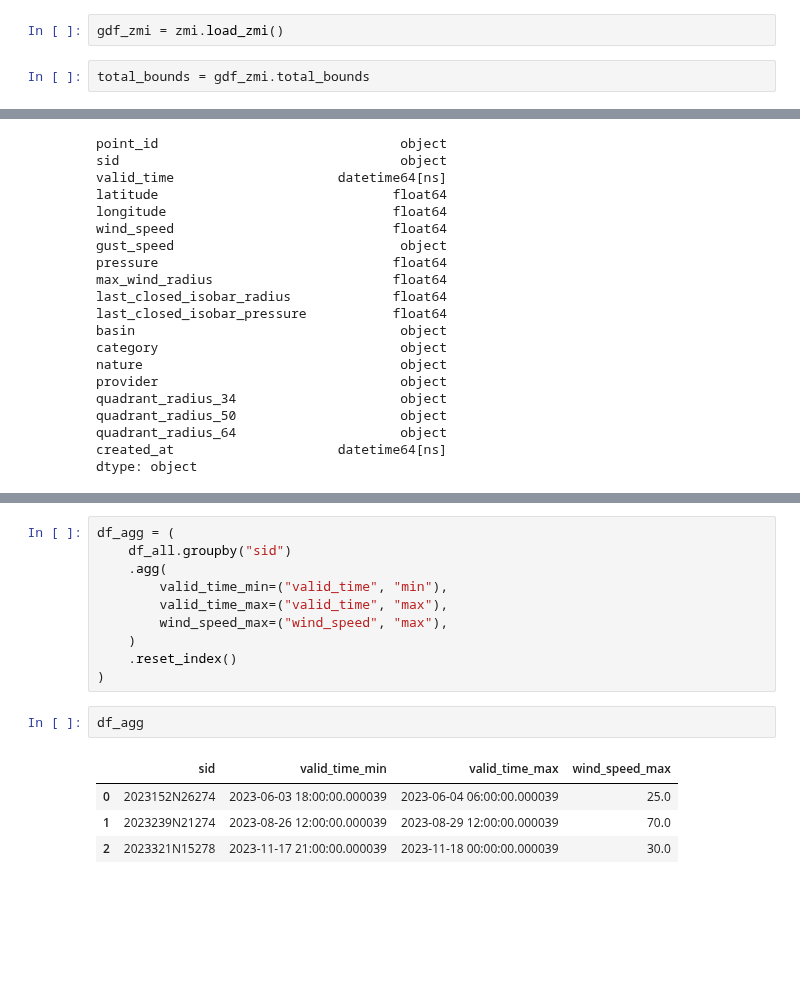
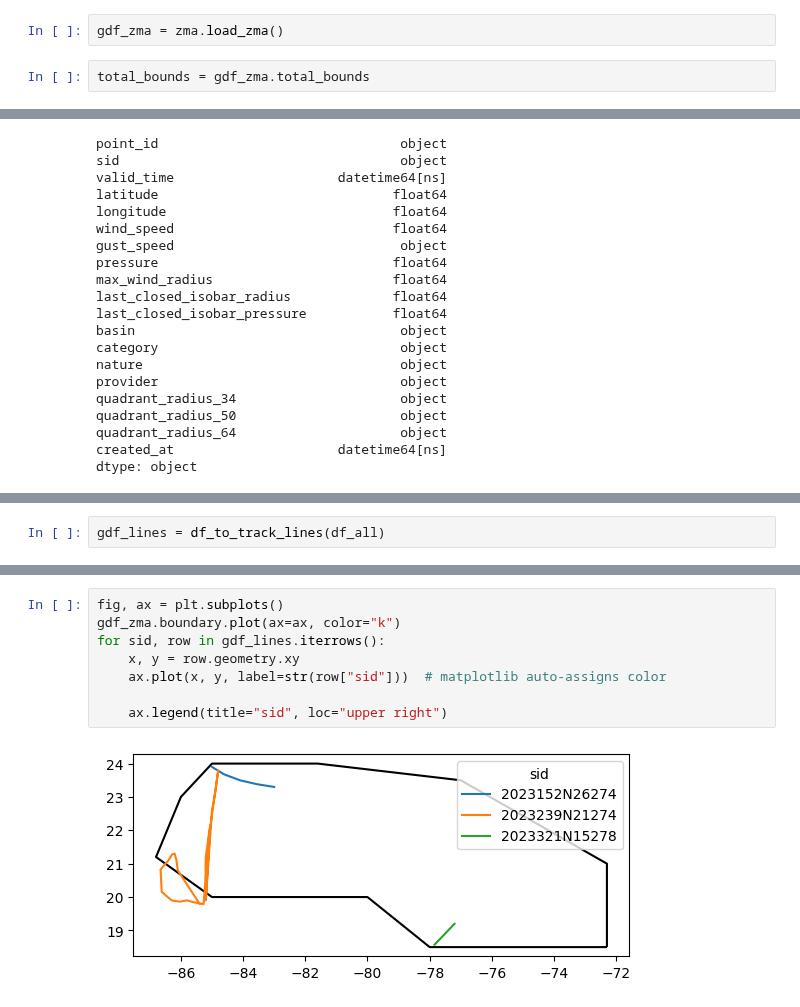
Before and after one commit to OCHA-DAP/ds-aa-cub-hurricanes, a Jupyter notebook: exploration/ibtracs.ipynb, the cells around one changed output, grey strips where cells are left out. Cells and saved outputs as stored; diff of their text form; blank space fills up the shorter version.

```diff
--- a/exploration/ibtracs.ipynb
+++ b/exploration/ibtracs.ipynb
@@ -15,7 +17,7 @@ from src.datasources import ibtracs, zmi
 # %%
-gdf_zmi = zmi.load_zmi()
+gdf_zma = zma.load_zma()
 # %%
-total_bounds = gdf_zmi.total_bounds
+total_bounds = gdf_zma.total_bounds
 # %%
 total_bounds
 # %% [output]
@@ -55,0 +98,2 @@ Name: provider, dtype: int64
+# %%
+gdf_lines = df_to_track_lines(df_all)
@@ -56,17 +107,10 @@ Name: provider, dtype: int64
 # %%
-df_agg = (
-    df_all.groupby("sid")
-    .agg(
-        valid_time_min=("valid_time", "min"),
-        valid_time_max=("valid_time", "max"),
-        wind_speed_max=("wind_speed", "max"),
-    )
-    .reset_index()
-)
+fig, ax = plt.subplots()
+gdf_zma.boundary.plot(ax=ax, color="k")
+for sid, row in gdf_lines.iterrows():
+    x, y = row.geometry.xy
+    ax.plot(x, y, label=str(row["sid"]))  # matplotlib auto-assigns color
+
+    ax.legend(title="sid", loc="upper right")
+# %% [output]
+[figure, added]
-# %%
-df_agg
-# %% [output]
-|  | sid | valid_time_min | valid_time_max | wind_speed_max |
-| 0 | 2023152N26274 | 2023-06-03 18:00:00.000039 | 2023-06-04 06:00:00.000039 | 25.0 |
-| 1 | 2023239N21274 | 2023-08-26 12:00:00.000039 | 2023-08-29 12:00:00.000039 | 70.0 |
-| 2 | 2023321N15278 | 2023-11-17 21:00:00.000039 | 2023-11-18 00:00:00.000039 | 30.0 |
```
Also changed, not shown: parts of 13 cells of this notebook, 9 other files.
